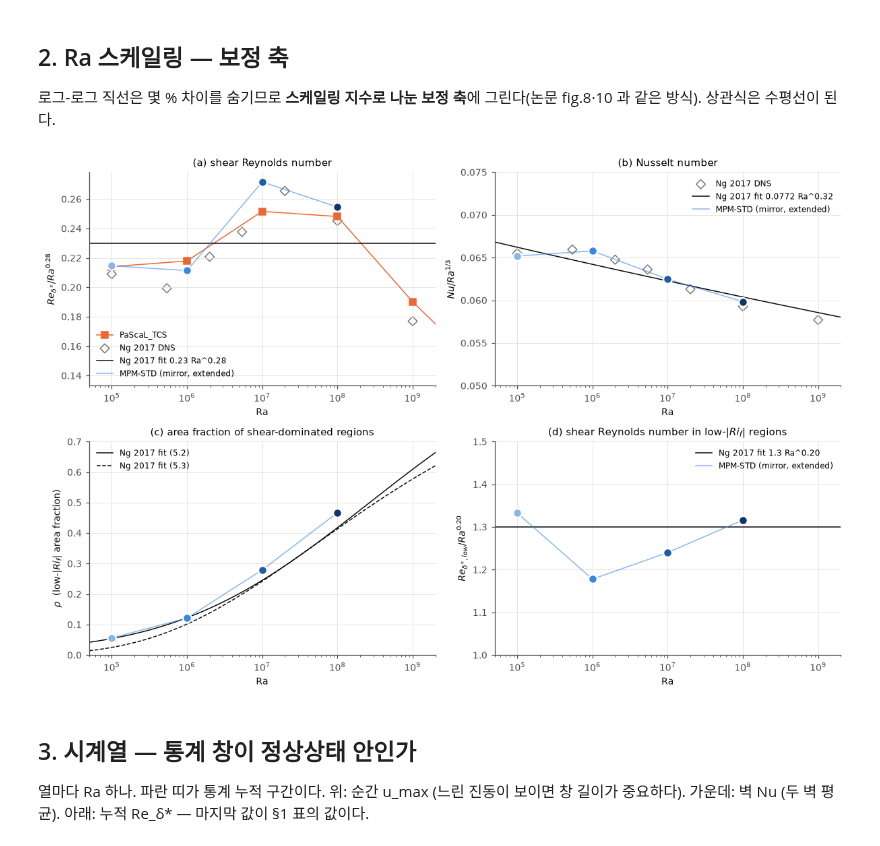
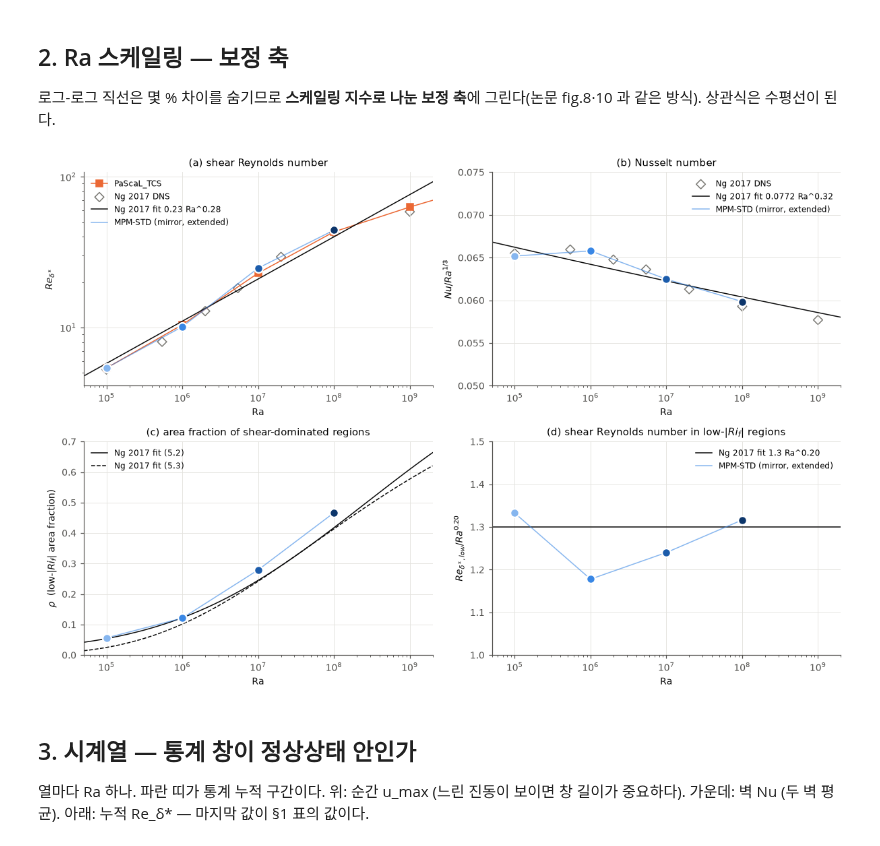
Before and after one commit to dontempty/MPM-STD_C, a Jupyter notebook: apps/dhvc/plot/plot_dhvc.ipynb, the cells around one changed output. Drawn from its saved outputs; the diff is of its cells as text; code cells hidden in the pictures.

Commit message:
dhvc plot_dhvc: panel (a) shows raw Re_delta* (log-log) instead of Re_delta*/Ra^0.28
Co-Authored-By: Claude Opus 5.5 <noreply@anthropic.com>

```diff
--- a/apps/dhvc/plot/plot_dhvc.ipynb
+++ b/apps/dhvc/plot/plot_dhvc.ipynb
@@ -195,41 +195,41 @@ figure, axes = plt.subplots(2, 2, figsize=(11, 7.4))
 def our_points(ax, values, scale):
     for run, value in zip(runs, values):
         ax.scatter(run["ra"], value / scale(run["ra"]), s=70, color=run["color"], edgecolor="white", linewidth=1.5, zorder=5)
     ax.plot(ras, np.array(values) / scale(ras), color="#3987e5", lw=1, alpha=0.6, zorder=4, label="MPM-STD (mirror, extended)")
 
-# (a) Re_δ* / Ra^0.28
-ax = axes[0, 0]; scale = lambda ra: ra**0.28
-ax.plot(pascal[:, 0], pascal[:, 1] / scale(pascal[:, 0]), "s-", color=REF_PASCAL, ms=6, lw=1, label="PaScaL_TCS")
-ax.scatter(ng_re["Ra"], ng_re["Re_dstar"] / scale(ng_re["Ra"]), marker="D", s=40, facecolor="none", edgecolor=REF_NG, label="Ng 2017 DNS")
-ax.axhline(0.23, color=INK, lw=1, label="Ng 2017 fit 0.23 Ra^0.28")
+# (a) Re_δ* — 스케일링 없이 원값 (2026-10-20 사용자 지시), log-log
+ax = axes[0, 0]; scale = lambda ra: np.ones_like(np.asarray(ra, dtype=float))
+ax.plot(pascal[:, 0], pascal[:, 1], "s-", color=REF_PASCAL, ms=6, lw=1, label="PaScaL_TCS")
+ax.scatter(ng_re["Ra"], ng_re["Re_dstar"], marker="D", s=40, facecolor="none", edgecolor=REF_NG, label="Ng 2017 DNS")
+ax.plot(ra_line, NG_RE(ra_line), color=INK, lw=1, label="Ng 2017 fit 0.23 Ra^0.28")
 our_points(ax, [r["derived"]["re"] for r in runs], scale)
-for item in legacy: ax.scatter(item["ra"], item["header"]["Re_dstar"] / scale(item["ra"]), s=40, facecolor="none", edgecolor="0.6", label=None)
-ax.set_ylabel(r"$Re_{\delta^*} / Ra^{0.28}$"); ax.set_title("(a) shear Reynolds number")
+for item in legacy: ax.scatter(item["ra"], item["header"]["Re_dstar"], s=40, facecolor="none", edgecolor="0.6", label=None)
+ax.set_yscale("log"); ax.set_ylabel(r"$Re_{\delta^*}$"); ax.set_title("(a) shear Reynolds number")
 # (b) Nu / Ra^(1/3)
 ax = axes[0, 1]; scale = lambda ra: ra**(1 / 3)
 ax.scatter(ng_fig8["Ra"], ng_fig8["Nu"] / scale(ng_fig8["Ra"]), marker="D", s=40, facecolor="none", edgecolor=REF_NG, label="Ng 2017 DNS")
 ax.plot(ra_line, NG_NU(ra_line) / scale(ra_line), color=INK, lw=1, label="Ng 2017 fit 0.0772 Ra^0.32")
 our_points(ax, [r["derived"]["nu"] for r in runs], scale)
 ax.set_ylabel(r"$Nu / Ra^{1/3}$"); ax.set_title("(b) Nusselt number")
 # (c) ρ
 ax = axes[1, 0]
 ax.plot(ra_line, NG_RHO_52(ra_line), color=INK, lw=1, label="Ng 2017 fit (5.2)")
 ax.plot(ra_line, NG_RHO_53(ra_line), color=INK, lw=1, ls="--", label="Ng 2017 fit (5.3)")
 have = [r for r in runs if "rho" in r["derived"]]
 for run in have: ax.scatter(run["ra"], run["derived"]["rho"], s=70, color=run["color"], edgecolor="white", linewidth=1.5, zorder=5)
 ax.plot([r["ra"] for r in have], [r["derived"]["rho"] for r in have], color="#3987e5", lw=1, alpha=0.6)
 ax.set_ylim(0, 0.7); ax.set_ylabel(r"$\rho$  (low-$|Ri_f|$ area fraction)"); ax.set_title("(c) area fraction of shear-dominated regions")
 # (d) Re_δ*,low / Ra^0.2
 ax = axes[1, 1]; scale = lambda ra: ra**0.20
 ax.axhline(1.3, color=INK, lw=1, label="Ng 2017 fit 1.3 Ra^0.20")
 our_points(ax, [r["derived"]["re_low"] for r in have], scale)
 ax.set_ylabel(r"$Re_{\delta^*,low} / Ra^{0.20}$"); ax.set_title(r"(d) shear Reynolds number in low-$|Ri_f|$ regions")
 for ax in axes.flat:
     ax.set_xscale("log"); ax.set_xlim(5e4, 2e9); ax.set_xlabel("Ra"); ax.legend(loc="best")
 axes[0, 1].set_ylim(0.05, 0.075); axes[1, 1].set_ylim(1.0, 1.5)
 figure.tight_layout(); plt.show()
 # %% [output]
-[figure, old version]
+[figure, new version]
 # %% [markdown]
 ## 3. 시계열 — 통계 창이 정상상태 안인가
 
```
